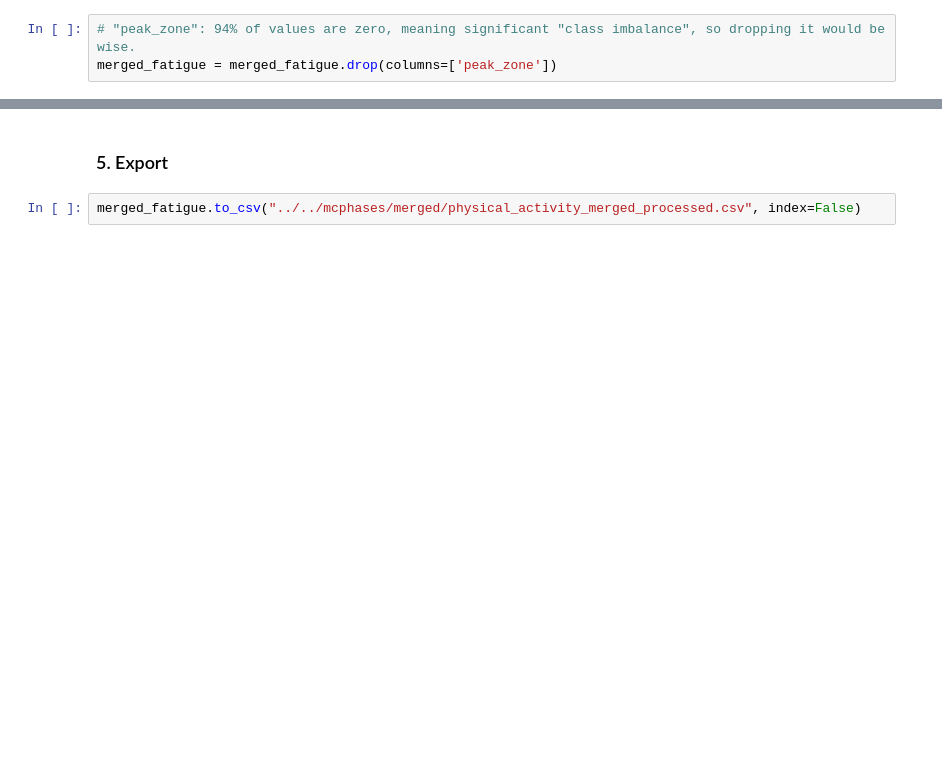
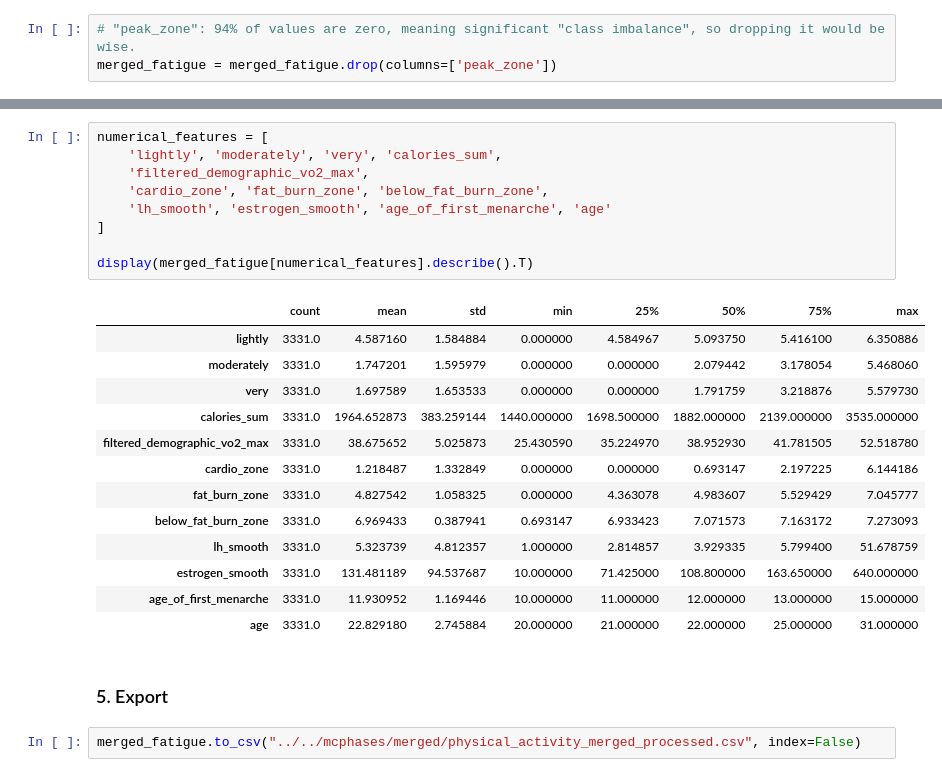
Before and after one commit to EstelleWang-UofT/ML-for-Women, a Jupyter notebook: notebooks/physical activity/merged preprocess.ipynb, the cells around one changed output, grey strips where cells are left out. Saved outputs shown, nothing was run; the diff lists cells and outputs as text; blank space fills up the shorter version.

```diff
--- a/notebooks/physical activity/merged preprocess.ipynb
+++ b/notebooks/physical activity/merged preprocess.ipynb
@@ -741,4 +741,27 @@ for col in ['lightly', 'moderately', 'very', 'cardio_zone']:
     merged_fatigue[col] = np.log1p(merged_fatigue[col])
+# %%
+numerical_features = [
+    'lightly', 'moderately', 'very', 'calories_sum',
+    'filtered_demographic_vo2_max',
+    'cardio_zone', 'fat_burn_zone', 'below_fat_burn_zone',
+    'lh_smooth', 'estrogen_smooth', 'age_of_first_menarche', 'age'
+]
+
+display(merged_fatigue[numerical_features].describe().T)
+# %% [output]
+|  | count | mean | std | min | 25% | 50% | 75% | max |
+| lightly | 3331.0 | 4.587160 | 1.584884 | 0.000000 | 4.584967 | 5.093750 | 5.416100 | 6.350886 |
+| moderately | 3331.0 | 1.747201 | 1.595979 | 0.000000 | 0.000000 | 2.079442 | 3.178054 | 5.468060 |
+| very | 3331.0 | 1.697589 | 1.653533 | 0.000000 | 0.000000 | 1.791759 | 3.218876 | 5.579730 |
+| calories_sum | 3331.0 | 1964.652873 | 383.259144 | 1440.000000 | 1698.500000 | 1882.000000 | 2139.000000 | 3535.000000 |
+| filtered_demographic_vo2_max | 3331.0 | 38.675652 | 5.025873 | 25.430590 | 35.224970 | 38.952930 | 41.781505 | 52.518780 |
+| cardio_zone | 3331.0 | 1.218487 | 1.332849 | 0.000000 | 0.000000 | 0.693147 | 2.197225 | 6.144186 |
+| fat_burn_zone | 3331.0 | 4.827542 | 1.058325 | 0.000000 | 4.363078 | 4.983607 | 5.529429 | 7.045777 |
+| below_fat_burn_zone | 3331.0 | 6.969433 | 0.387941 | 0.693147 | 6.933423 | 7.071573 | 7.163172 | 7.273093 |
+| lh_smooth | 3331.0 | 5.323739 | 4.812357 | 1.000000 | 2.814857 | 3.929335 | 5.799400 | 51.678759 |
+| estrogen_smooth | 3331.0 | 131.481189 | 94.537687 | 10.000000 | 71.425000 | 108.800000 | 163.650000 | 640.000000 |
+| age_of_first_menarche | 3331.0 | 11.930952 | 1.169446 | 10.000000 | 11.000000 | 12.000000 | 13.000000 | 15.000000 |
+| age | 3331.0 | 22.829180 | 2.745884 | 20.000000 | 21.000000 | 22.000000 | 25.000000 | 31.000000 |
 # %% [markdown]
 ### 5. Export
 # %%
```
Also changed, not shown: parts of 4 cells of this notebook, 20 other files.
